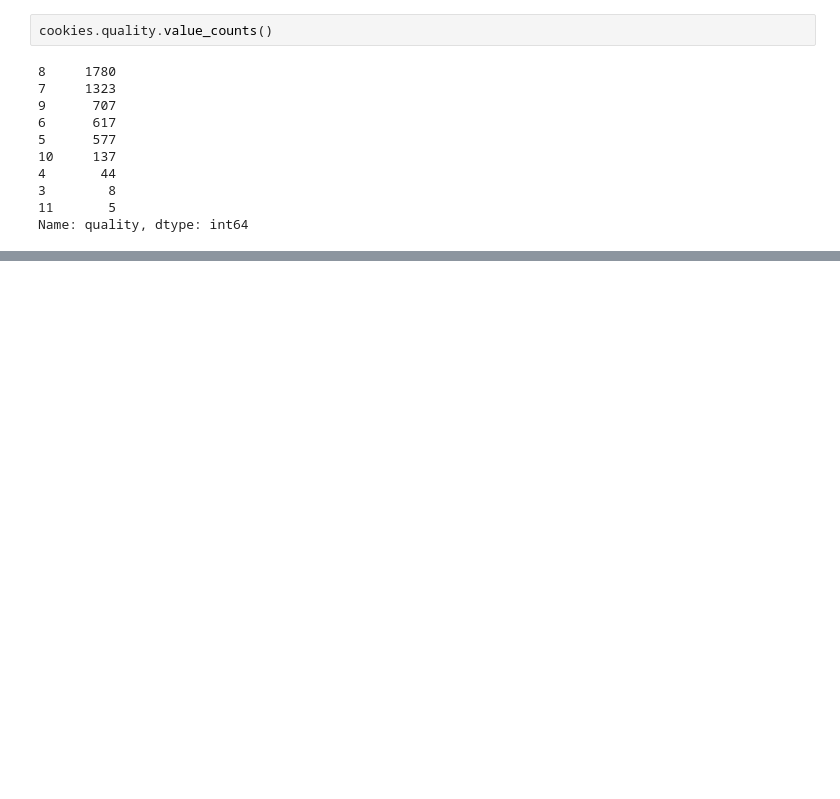
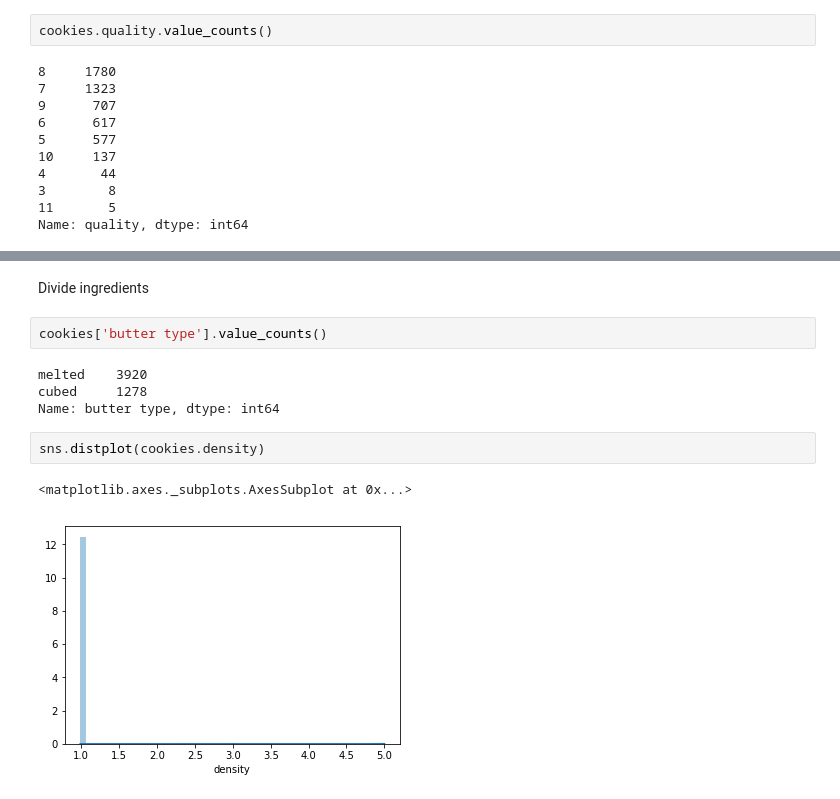
Before and after one commit to alvarofc/DatathonIH, a Jupyter notebook: Datathon_2019.ipynb, the cells around one changed output, grey strips where cells are left out. Cells and saved outputs as stored; diff of their text form; blank space fills up the shorter version.

```diff
--- a/Datathon_2019.ipynb
+++ b/Datathon_2019.ipynb
@@ -103,0 +157,13 @@ Name: quality, dtype: int64
+# %% [markdown]
+Divide ingredients
+# %%
+cookies['butter type'].value_counts()
+# %% [output]
+melted    3920
+cubed     1278
+Name: butter type, dtype: int64
+# %%
+sns.distplot(cookies.density)
+# %% [output]
+<matplotlib.axes._subplots.AxesSubplot at 0x...>
+[figure, added]
```
Also changed, not shown: parts of 6 cells of this notebook.
